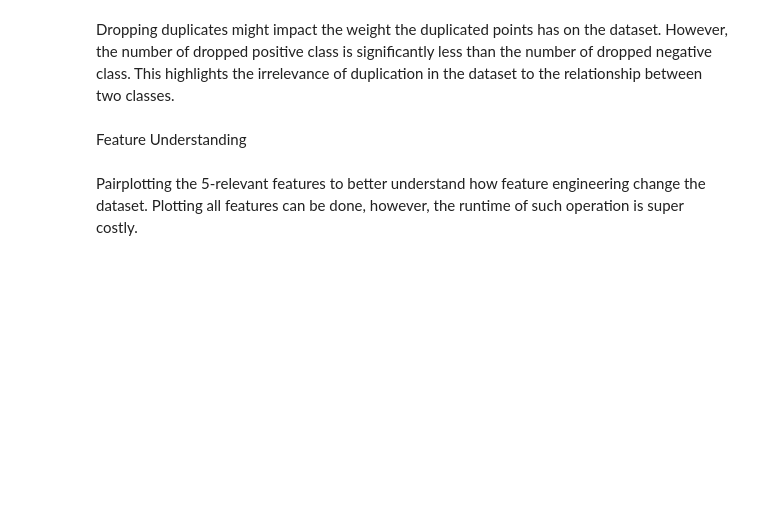
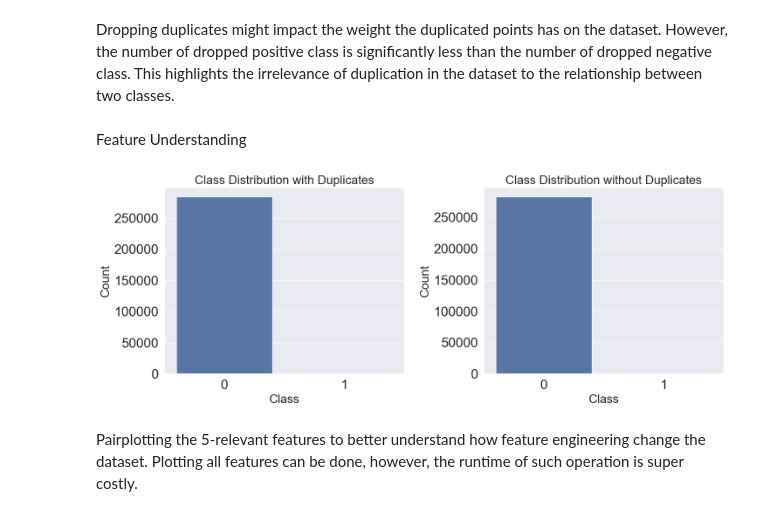
Before and after one commit to HuyPham39/Credit-Card-Fraud-Detection, a Jupyter notebook: CreditCardFraudDetect.ipynb, the cells around one changed output. Drawn from its saved outputs; the diff is of its cells as text; code cells hidden in the pictures; blank space fills up the shorter version.

```diff
--- a/CreditCardFraudDetect.ipynb
+++ b/CreditCardFraudDetect.ipynb
@@ -120,6 +124,24 @@ Name: count, dtype: int64
 Dropping duplicates might impact the weight the duplicated points has on the dataset. However, the number of dropped positive class is significantly less than the number of dropped negative class. This highlights the irrelevance of duplication in the dataset to the relationship between two classes.
 # %% [markdown]
 Feature Understanding
+# %%
+fig, (ax1, ax2) = plt.subplots(1, 2, figsize=(15, 6))
+
+sns.countplot(data=df, x='Class', ax=ax1)
+sns.countplot(data=dropped_dup_df, x='Class', ax=ax2)
+
+ax1.set_title('Class Distribution with Duplicates', fontsize=20)
+ax1.set_xlabel('Class', fontsize=20)
+ax1.set_ylabel('Count', fontsize=20)
+
+ax2.set_title('Class Distribution without Duplicates', fontsize=20)
+ax2.set_xlabel('Class', fontsize=20)
+ax2.set_ylabel('Count', fontsize=20)
+
+plt.tight_layout()
+plt.show()
+# %% [output]
+[figure, added]
 # %% [markdown]
 Pairplotting the 5-relevant features to better understand how feature engineering change the dataset. Plotting all features can be done, however, the runtime of such operation is super costly.
 # %%
```
Also changed, not shown: parts of 15 cells of this notebook, 2 other files.
